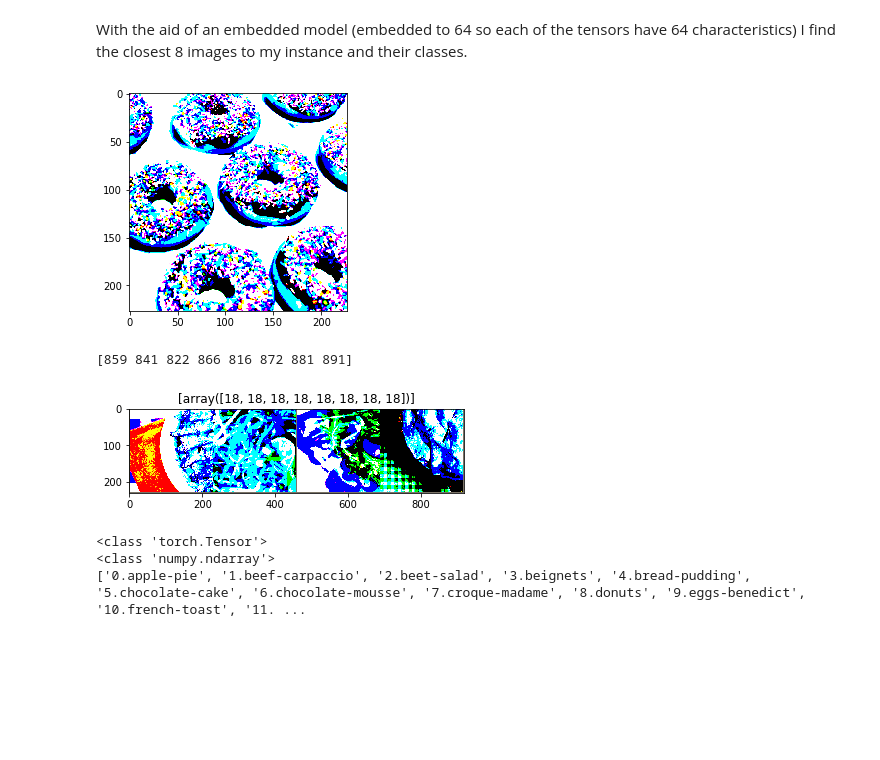
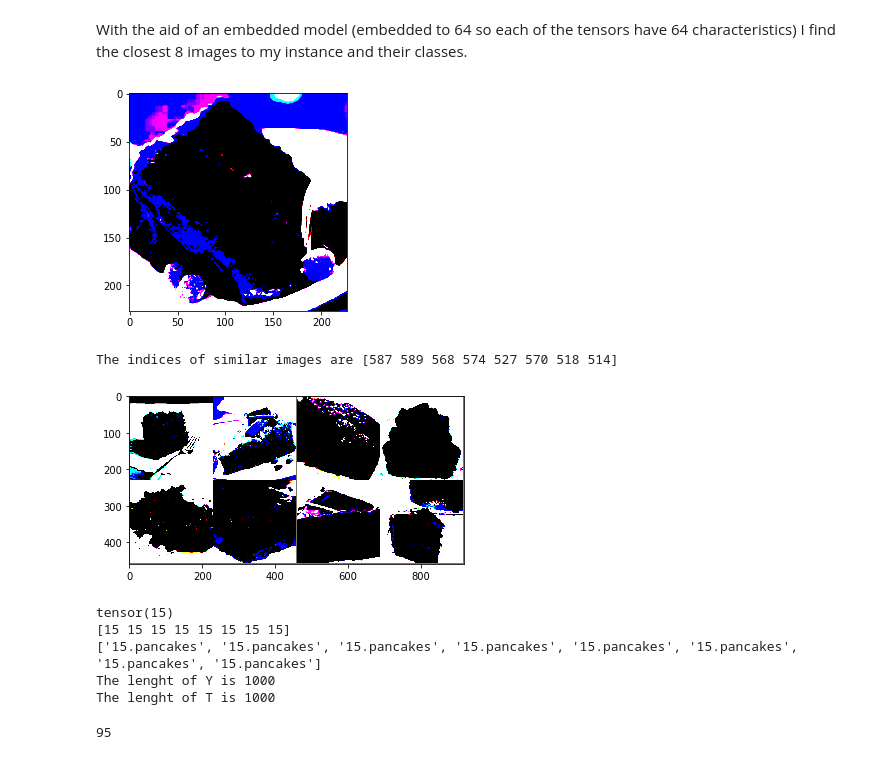
Before and after one commit to rachuism/food-classifier-proxy-nca, a Jupyter notebook: Visualization.ipynb, the cells around one changed output. Saved outputs shown, nothing was run; the diff lists cells and outputs as text; code cells hidden in the pictures; blank space fills up the shorter version.

Commit message:
labels and grid working

```diff
--- a/Visualization.ipynb
+++ b/Visualization.ipynb
@@ -100,46 +101,58 @@ model = model.cuda()
 model.eval() #Fixes the model
 
 dl_ev = torch.utils.data.DataLoader(
     dataset.Birds(
         root = 'upmc20',
         labels = list(range(10, 20)),
         transform = dataset.utils.make_transform(is_train = False)
     ),
     batch_size = 64,
     shuffle = False,
     num_workers = 16,
     pin_memory = True
 )
 
-
-imshow(dl_ev.dataset[800][0]) #[1] contains the label of that image
-
+rand = random.randint(1, 1001)
 X, T = predict_batchwise(model, dl_ev) #X has an embedded size
 Y, indices = evaluation.assign_by_euclidian_at_k_indices(X, T, 8) #Solo me devuelve las clases
 
-print(indices[800])
+imshow(dl_ev.dataset[rand][0]) #[1] contains the label of that image
 
-imshow(out, title=[Y[800]])
+print("The indices of similar images are %s" % indices[rand])
 
+#imshow(out, title=[Y[rand]])
+out = torchvision.utils.make_grid([dl_ev.dataset[i][0] for i in indices[rand]], nrow=4)
+imshow(out) #
 ''' Imprimir los resultados a mano
 print(X[800])
-print(T[800])
-print(Y[800])
 '''
-print(type(T[800]))
-print(type(Y[800]))
+print(T[rand])
+print(Y[rand])
 
 listing = sorted(os.listdir("./upmc20/images")) #to relocate the images
 for i in range(10):
     position = 2
     item = listing.pop(position)
     listing.append(item)
 
-print(listing)
+#print(listing)
+
+labels = [listing[i] for i in Y[rand]]
+
+print(labels)
+print("The lenght of Y is %d" % len(Y))
+print("The lenght of T is %d" % len(T))
 # %% [output]
-[figure, old version]
+[figure, new version]
-[859 841 822 866 816 872 881 891]
+The indices of similar images are [587 589 568 574 527 570 518 514]
-[figure, old version]
+[figure, new version]
-<class 'torch.Tensor'>
-<class 'numpy.ndarray'>
-['0.apple-pie', '1.beef-carpaccio', '2.beet-salad', '3.beignets', '4.bread-pudding', '5.chocolate-cake', '6.chocolate-mousse', '7.croque-madame', '8.donuts', '9.eggs-benedict', '10.french-toast', '11. ...
+tensor(15)
+[15 15 15 15 15 15 15 15]
+['15.pancakes', '15.pancakes', '15.pancakes', '15.pancakes', '15.pancakes', '15.pancakes', '15.pancakes', '15.pancakes']
+The lenght of Y is 1000
+The lenght of T is 1000
+# %%
+print(random.randint(1, 101))
+out = torchvision.utils.make_grid(inputs[0:4])
+# %% [output]
+95
```
Also changed, not shown: parts of 2 cells of this notebook.
